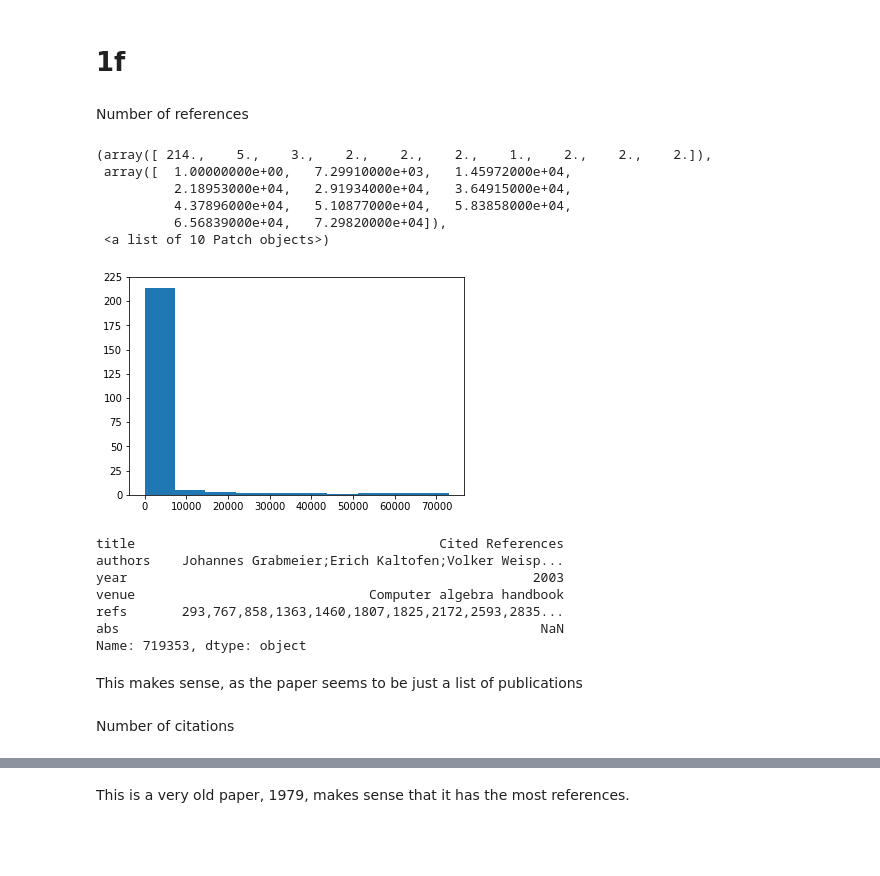
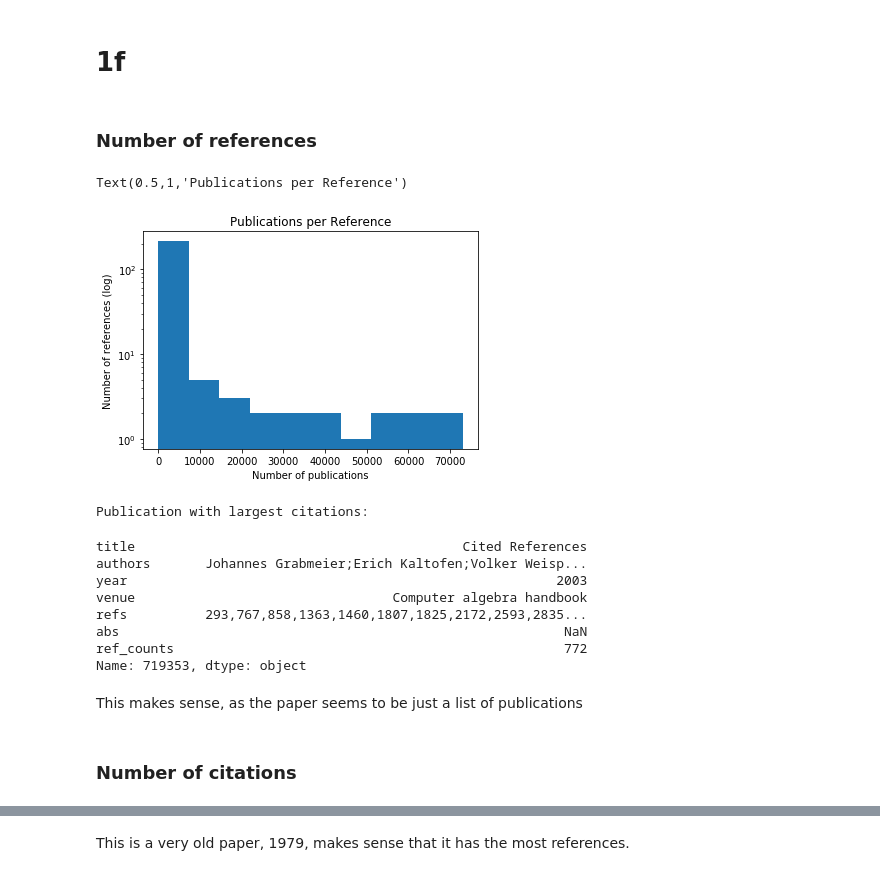
Before and after one commit to DarkestFloyd/CS6220, a Jupyter notebook: notebooks/Aminer.ipynb, the cells around one changed output, grey strips where cells are left out. Drawn from its saved outputs; the diff is of its cells as text; code cells hidden in the pictures; blank space fills up the shorter version.

```diff
--- a/notebooks/Aminer.ipynb
+++ b/notebooks/Aminer.ipynb
@@ -148,35 +175,39 @@ Venue with maximum publications:  IEEE Transactions on Information Theory
 # %% [markdown]
 # 1f
 # %% [markdown]
-Number of references
+### Number of references
+# %%
+df, rows = sub(0)
 # %%
 non_null_refs = df[df['refs'].notnull()]
 # %%
-ref_counts = non_null_refs['refs'].str.count(',') + 1
+df['ref_counts'] = non_null_refs['refs'].str.count(',') + 1
-# %%
-plt.hist(ref_counts.value_counts())
-# %% [output]
-(array([ 214.,    5.,    3.,    2.,    2.,    2.,    1.,    2.,    2.,    2.]),
- array([  1.00000000e+00,   7.29910000e+03,   1.45972000e+04,
-          2.18953000e+04,   2.91934000e+04,   3.64915000e+04,
-          4.37896000e+04,   5.10877000e+04,   5.83858000e+04,
-          6.56839000e+04,   7.29820000e+04]),
- <a list of 10 Patch objects>)
-[figure, removed]
-# %%
-non_null_refs.loc[ref_counts.idxmax()]
-# %% [output]
-title                                       Cited References
-authors    Johannes Grabmeier;Erich Kaltofen;Volker Weisp...
-year                                                    2003
-venue                              Computer algebra handbook
-refs       293,767,858,1363,1460,1807,1825,2172,2593,2835...
-abs                                                      NaN
-Name: 719353, dtype: object
+# %%
+plt.hist(df['ref_counts'].value_counts())
+plt.yscale('log', nonposy='clip')
+plt.xlabel('Number of publications')
+plt.ylabel('Number of references (log)')
+plt.title('Publications per Reference')
+# %% [output]
+Text(0.5,1,'Publications per Reference')
+[figure, added]
+# %%
+print("Publication with largest citations:")
+df.loc[df['ref_counts'].idxmax()]
+# %% [output]
+Publication with largest citations:
+title                                          Cited References
+authors       Johannes Grabmeier;Erich Kaltofen;Volker Weisp...
+year                                                       2003
+venue                                 Computer algebra handbook
+refs          293,767,858,1363,1460,1807,1825,2172,2593,2835...
+abs                                                         NaN
+ref_counts                                                  772
+Name: 719353, dtype: object
 # %% [markdown]
 This makes sense, as the paper seems to be just a list of publications
 # %% [markdown]
-Number of citations
+### Number of citations
 # %%
 df, rows = sub(0)
 # %%
```
Also changed, not shown: parts of 44 cells of this notebook.
